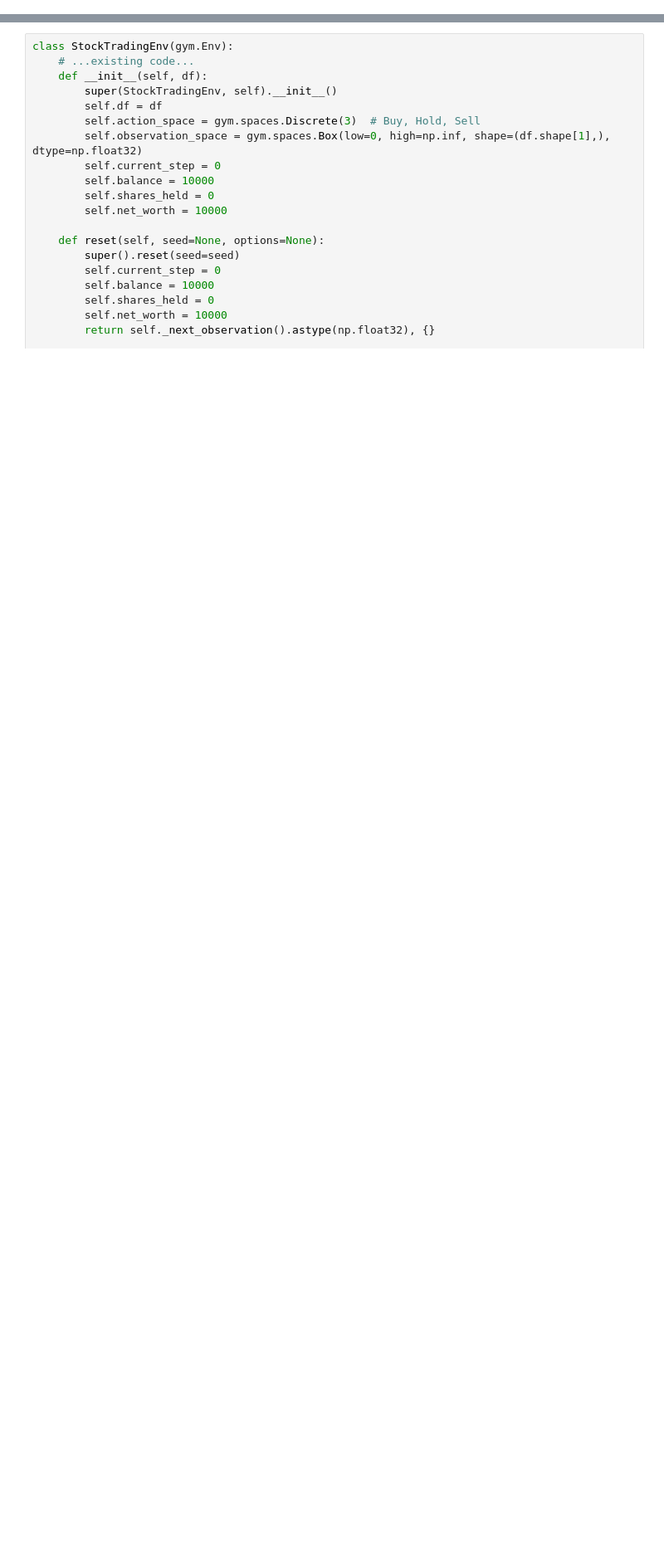
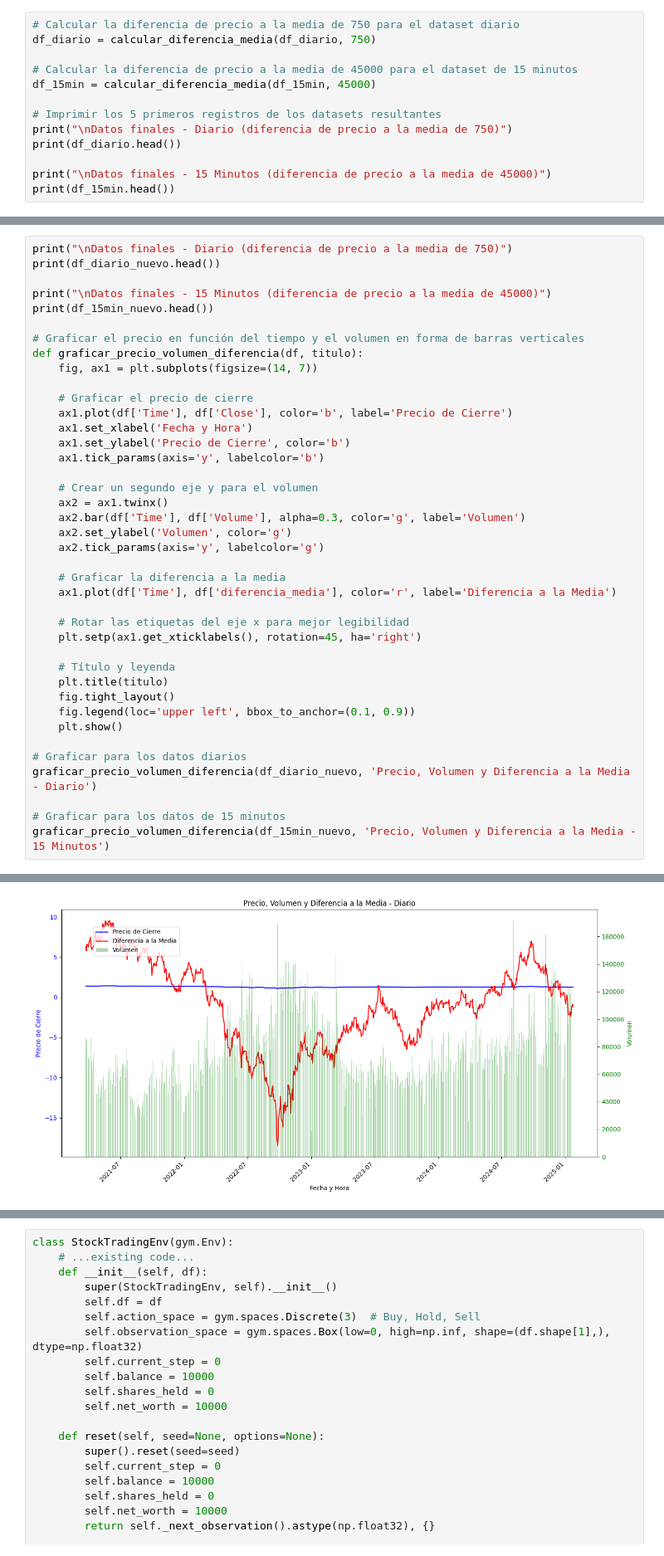
Before and after one commit to Ogro1984/Deep-Reinforcement-Learning, a Jupyter notebook: mainjup.ipynb, the cells around one changed output, grey strips where cells are left out. Shown at 83% size. Cells and saved outputs as stored; diff of their text form; blank space fills up the shorter version.

```diff
--- a/mainjup.ipynb
+++ b/mainjup.ipynb
@@ -53,0 +927,13 @@ df.head()
+# %%
+# Calcular la diferencia de precio a la media de 750 para el dataset diario
+df_diario = calcular_diferencia_media(df_diario, 750)
+
+# Calcular la diferencia de precio a la media de 45000 para el dataset de 15 minutos
+df_15min = calcular_diferencia_media(df_15min, 45000)
+
+# Imprimir los 5 primeros registros de los datasets resultantes
+print("\nDatos finales - Diario (diferencia de precio a la media de 750)")
+print(df_diario.head())
+
+print("\nDatos finales - 15 Minutos (diferencia de precio a la media de 45000)")
+print(df_15min.head())
@@ -53,0 +1083,41 @@ df.head()
+# %%
+print("\nDatos finales - Diario (diferencia de precio a la media de 750)")
+print(df_diario_nuevo.head())
+
+print("\nDatos finales - 15 Minutos (diferencia de precio a la media de 45000)")
+print(df_15min_nuevo.head())
+
+# Graficar el precio en función del tiempo y el volumen en forma de barras verticales
+def graficar_precio_volumen_diferencia(df, titulo):
+    fig, ax1 = plt.subplots(figsize=(14, 7))
+
+    # Graficar el precio de cierre
+    ax1.plot(df['Time'], df['Close'], color='b', label='Precio de Cierre')
+    ax1.set_xlabel('Fecha y Hora')
+    ax1.set_ylabel('Precio de Cierre', color='b')
+    ax1.tick_params(axis='y', labelcolor='b')
+
+    # Crear un segundo eje y para el volumen
+    ax2 = ax1.twinx()
+    ax2.bar(df['Time'], df['Volume'], alpha=0.3, color='g', label='Volumen')
+    ax2.set_ylabel('Volumen', color='g')
+    ax2.tick_params(axis='y', labelcolor='g')
+
+    # Graficar la diferencia a la media
+    ax1.plot(df['Time'], df['diferencia_media'], color='r', label='Diferencia a la Media')
+
+    # Rotar las etiquetas del eje x para mejor legibilidad
+    plt.setp(ax1.get_xticklabels(), rotation=45, ha='right')
+
+    # Título y leyenda
+    plt.title(titulo)
+    fig.tight_layout()
+    fig.legend(loc='upper left', bbox_to_anchor=(0.1, 0.9))
+    plt.show()
+
+# Graficar para los datos diarios
+graficar_precio_volumen_diferencia(df_diario_nuevo, 'Precio, Volumen y Diferencia a la Media - Diario')
+
+# Graficar para los datos de 15 minutos
+graficar_precio_volumen_diferencia(df_15min_nuevo, 'Precio, Volumen y Diferencia a la Media - 15 Minutos')
+# %% [output]
@@ -53,0 +1139 @@ df.head()
+[figure, added]
```
Also changed, not shown: parts of 31 cells of this notebook, 23 other files.
